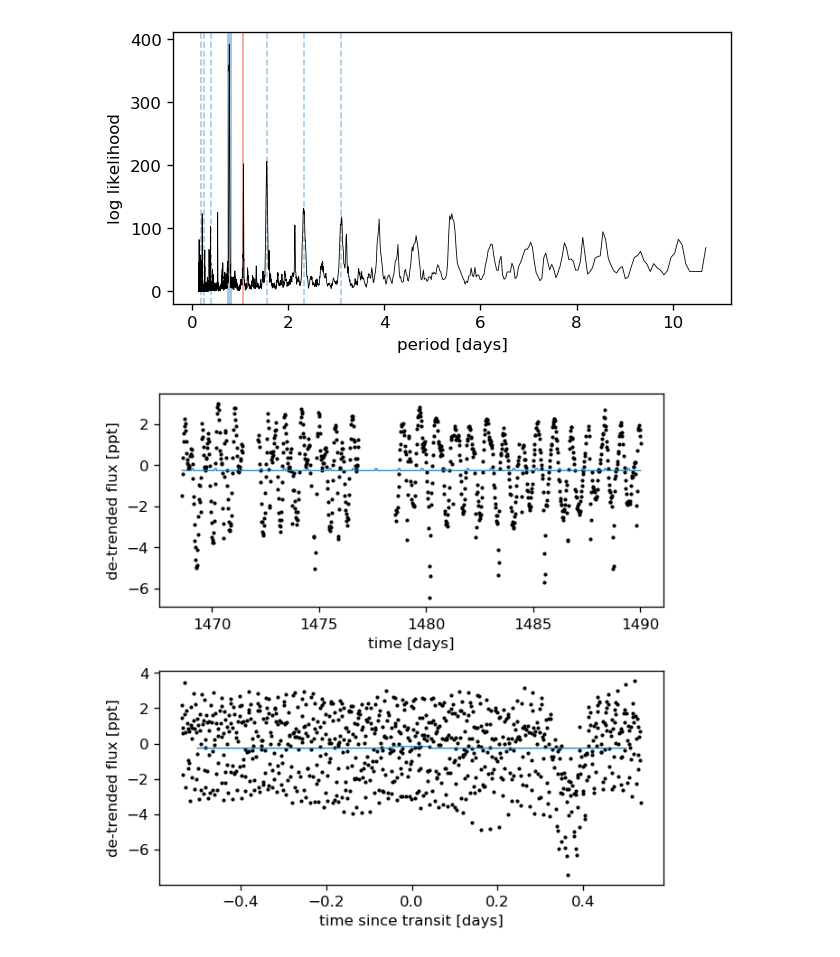
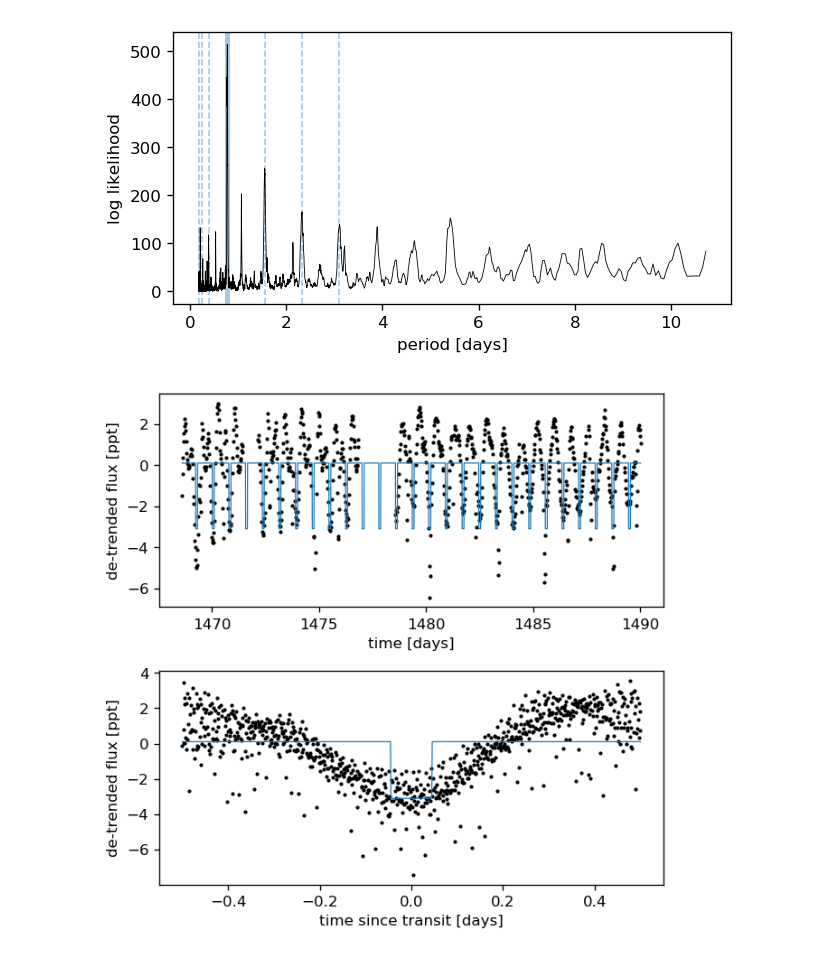
Before and after one commit to ruoyanwangdr/Dectection-of-Bright-Transiting-Exoplanet-with-MASCARA-TESS, a Jupyter notebook: ls_1359354.ipynb, the cells around one changed output. Saved outputs shown, nothing was run; the diff lists cells and outputs as text; code cells hidden in the pictures.

```diff
--- a/ls_1359354.ipynb
+++ b/ls_1359354.ipynb
@@ -29,7 +29,7 @@ with fits.open(tess_file) as tess_data:
 # This is from the EVEREST source. These are the flagged data points
 # that should be removed. Ref: https://github.com/rodluger/everest
 m = np.isfinite(t) & np.isfinite(y)
-for b in [1, 2, 3, 4, 5, 6, 7]:
+for b in [1, 2, 3, 4, 5, 6, 7, 8, 9, 11, 12, 13, 14, 16, 17]:
     m &= (q & (2 ** (b - 1))) == 0
 
 t = np.ascontiguousarray(t[m], dtype=np.float64) * u.day
@@ -47,11 +47,17 @@ trend = medfilt(y, 45)
 mu = np.median(y)
 y_filt =(y - trend)
 
+#remove_outliers = np.where((y_filt < (np.mean(y_filt)+3.*np.std(y_filt)))*
+#                               (y_filt > (np.mean(y_filt) - 3.*np.std(y_filt))))
+#y_filt = y_filt[remove_outliers]
+#t_filt = t[np.where(y_filt)]
+
 fig, axes = plt.subplots(2, 1, sharex=True, figsize=(6, 6))
 ax = axes[0]
 ax.plot(t, y, "k")
 ax.plot(t, trend)
 ax.set_ylabel("relative flux [ppt]")
+
 
 ax = axes[1]
 ax.plot(t, y_filt, "k")
@@ -60,12 +66,14 @@ ax.set_xlabel("time [days]")
 ax.set_ylabel("de-trended flux [ppt]");
 
 #durations = np.linspace(6, 8, 100) * u.day
-durations = 1.66 * u.h # 1.66 in website, 2.162 in report.
+durations = 2.162 * u.h # 1.66 in website, 2.162 in report.
 model = BLS(t, y_filt)
-results = model.autopower(durations, frequency_factor=5.0)
+results = model.autopower(durations, frequency_factor=3.0)
 
 # Find the period of the peak
 period = results.period[np.argmax(results.power)]
+#period = 1.071*u.d
+#duration = 2.162*u.h
 
 fig, ax = plt.subplots(1, 1, figsize=(6, 3))
 
@@ -74,7 +82,7 @@ ax.axvline(period.value, alpha=0.4, lw=3)
 for n in range(2, 5):
     ax.axvline(n*period.value, alpha=0.4, lw=1, linestyle="dashed")
     ax.axvline(period.value / n, alpha=0.4, lw=1, linestyle="dashed")
-ax.axvline(1.071, alpha=0.4, c='r', lw=1, linestyle="solid")
+#ax.axvline(1.071, alpha=0.4, c='r', lw=1, linestyle="solid")
 
 # Plot the periodogram
 ax.plot(results.period, results.power, "k", lw=0.5)
@@ -83,45 +91,44 @@ ax.plot(results.period, results.power, "k", lw=0.5)
 ax.set_xlabel("period [days]")
 ax.set_ylabel("log likelihood");
 
-period = 1.071*u.d
-duration = 2.162*u.h
-
 #print(model.compute_stats(period, duration, t0))
 
 # Extract the parameters of the best-fit model
 index = np.argmax(results.power)
-#period = results.period[index]
+#index = np.where((results.period>1.071*u.d)&(results.period<1.0715*u.d))
+period = results.period[index]
 t0 = results.transit_time[index]
-#duration = results.duration[index]
+duration = results.duration[index]
 
 fig, axes = plt.subplots(2, 1, figsize=(6, 6))
 fig.subplots_adjust(hspace=0.3)
 
 # Plot the light curve and best-fit model
 ax = axes[0]
 ax.plot(t, y, ".k", ms=3)
 x = np.linspace(t.min(), t.max(), 3*len(t))
 f = model.model(x, period, duration, t0)
 #ax.set_xlim(1481,1483)
 #ax.set_xlim(1520,1525)
 ax.plot(x, f, lw=0.75)
 ax.set_xlabel("time [days]")
 ax.set_ylabel("de-trended flux [ppt]");
 
 # Plot the folded data points within 0.5 days of the transit time
 ax = axes[1]
-x = (t - t0 + 0.5*period) % period - 0.5*period
-m = np.abs(x) < 0.5 * u.day
+#x = (t - t0 + 0.5*period) % period - 0.5*period
+x = np.mod(((t-t0)/period)+.5, 1)-.5
+#m = np.abs(x) < 0.5 * u.day
 ax.plot(x, y_filt, ".k", ms=3)
 
 # Over-plot the best fit model
 x = np.linspace(-0.5, 0.5, 1000) * u.day
 f = model.model(x + t0, period, duration, t0)
 ax.plot(x, f, lw=0.75)
 ax.set_xlabel("time since transit [days]")
 ax.set_ylabel("de-trended flux [ppt]");
 # %% [output]
 [figure]
 [figure]
-[figure, old version]
+[figure, new version]
-[figure, old version]
+[figure, new version]
```
Also changed, not shown: parts of 15 cells of this notebook.
